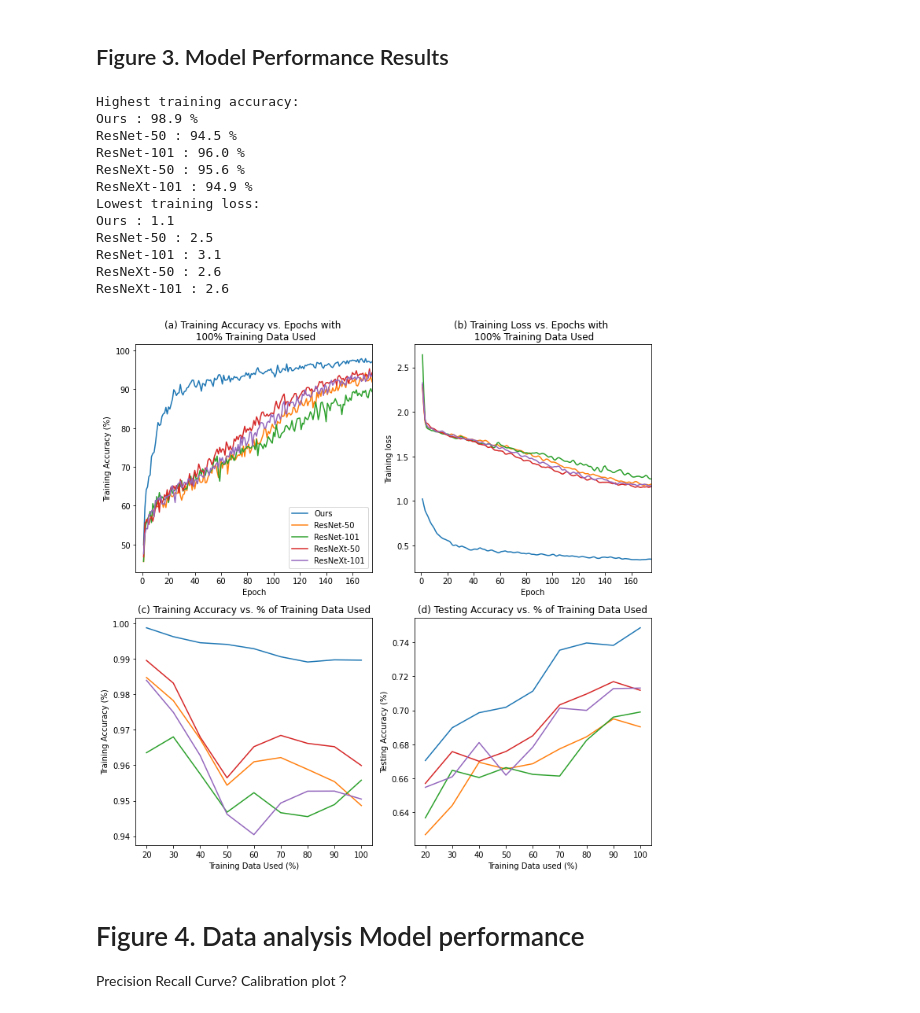
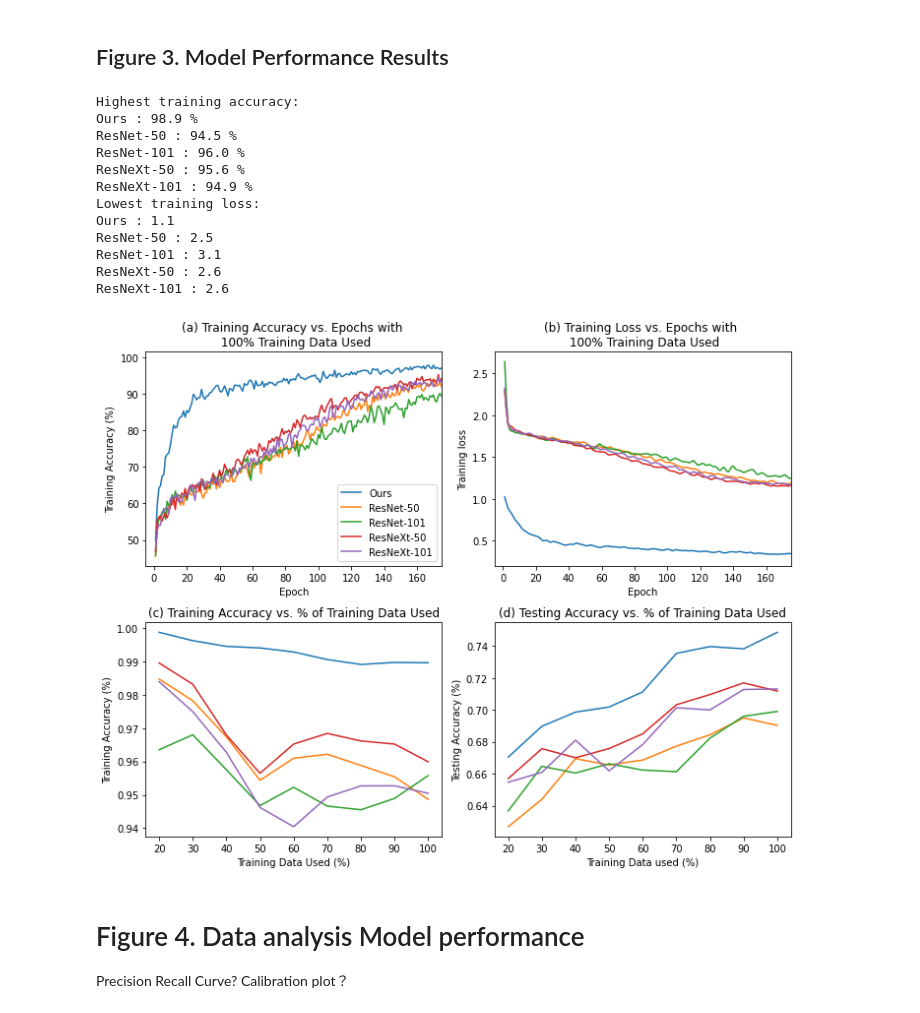
Before and after one commit to Deep-Fusion-Innovators/paper-Cervical-Cancer-Detection, a Jupyter notebook: figures.ipynb, the cells around one changed output. Cells and saved outputs as stored; diff of their text form; code cells hidden in the pictures.

Commit message:
figure 3 size

```diff
--- a/figures.ipynb
+++ b/figures.ipynb
@@ -123,7 +123,7 @@ def training_data_size(df, model_name, label, smoothness, axis_i):
 percentage_list = ["20.0%", "30.0%", "40.0%", "50.0%", "60.0%", "70.0%", "80.0%", "90.0%", "100%"]
 Model_list = ['Ours', 'ResNet-50', 'ResNet-101', 'ResNeXt-50', 'ResNeXt-101']
 
-fig = plt.figure(tight_layout=True, figsize=(10, 10))
+fig = plt.figure(tight_layout=True, figsize=(10, 8))
 gs = gridspec.GridSpec(2, 2)
 
 # subfigure_1
@@ -169,34 +169,34 @@ ax.set_xlabel('Training Data Used (%)')
 ax.set_ylabel('Training Accuracy (%)')
 ax.set_title('(c) Training Accuracy vs. % of Training Data Used')
 # ax.legend()
 
 # subfigure_4
 ax = fig.add_subplot(gs[1, 1])
 smoothness = 0.5
 acc_data_size = pd.read_csv("./data/test_accuracy_data_size.csv")
 Model_list = ['Ours', 'ResNet-50', 'ResNet-101', 'ResNeXt-50', 'ResNeXt-101']
 for model in Model_list:
     training_data_size(acc_data_size, model, model, smoothness, ax)
 ax.set_xlabel('Training Data used (%)')
 ax.set_ylabel('Testing Accuracy (%)')
 ax.set_title('(d) Testing Accuracy vs. % of Training Data Used')
 # ax.legend()
 
 plt.savefig("./figures/Figure3_Accuracy_results.pdf", dpi = 150)
 # %% [output]
 Highest training accuracy:
 Ours : 98.9 %
 ResNet-50 : 94.5 %
 ResNet-101 : 96.0 %
 ResNeXt-50 : 95.6 %
 ResNeXt-101 : 94.9 %
 Lowest training loss:
 Ours : 1.1
 ResNet-50 : 2.5
 ResNet-101 : 3.1
 ResNeXt-50 : 2.6
 ResNeXt-101 : 2.6
-[figure, old version]
+[figure, new version]
 # %% [markdown]
 # Figure 4. Data analysis Model performance
 
```
Also changed, not shown: parts of 2 cells of this notebook, 1 other file.
